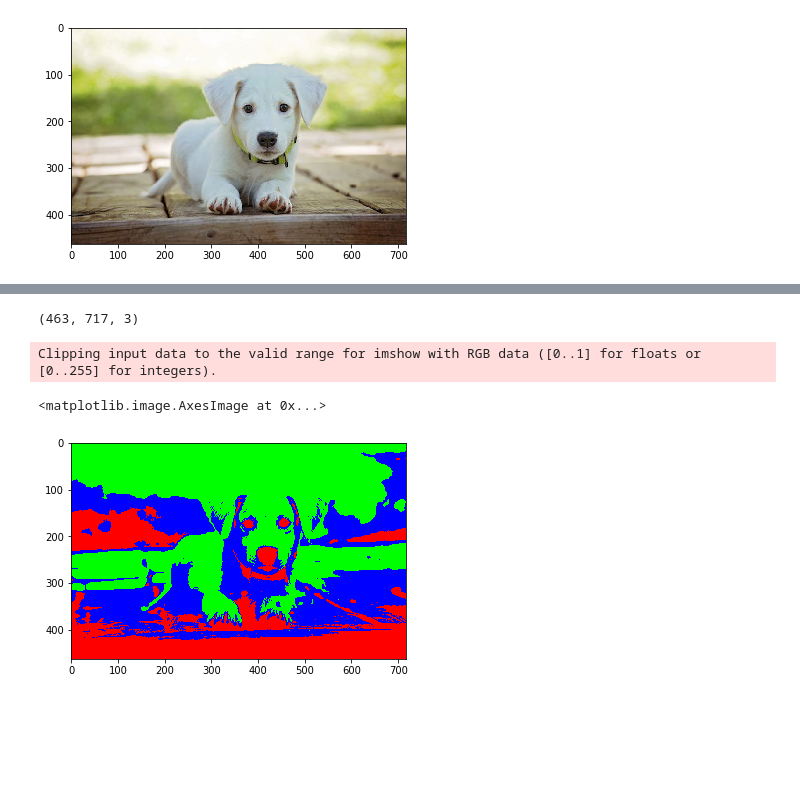
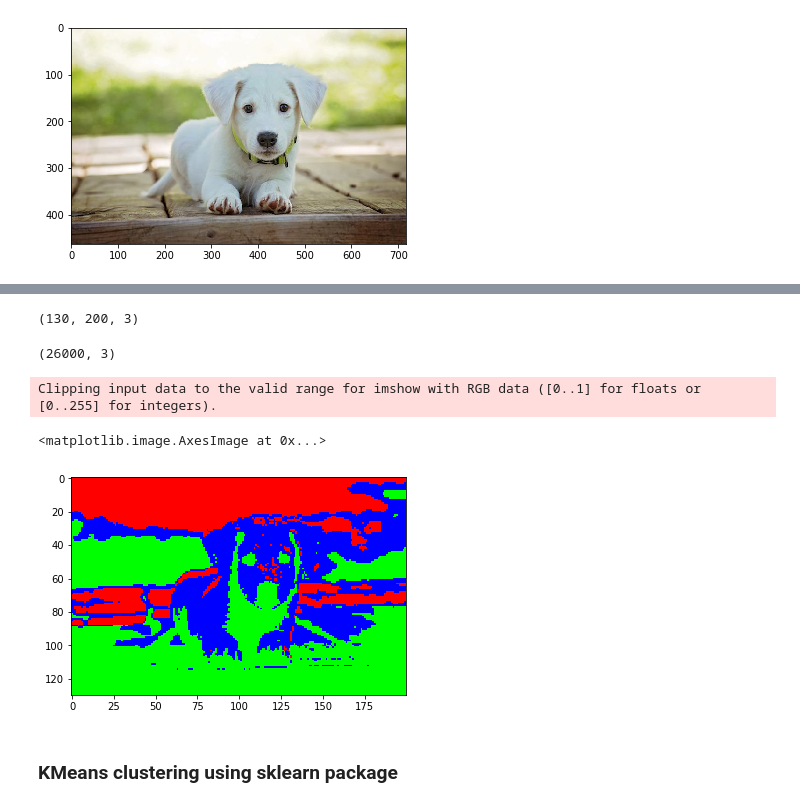
Before and after one commit to jesterugalde/Image_segment, a Jupyter notebook: Image Segmentation.ipynb, the cells around one changed output, grey strips where cells are left out. Saved outputs shown, nothing was run; the diff lists cells and outputs as text; code cells hidden in the pictures; blank space fills up the shorter version.

```diff
--- a/Image Segmentation.ipynb
+++ b/Image Segmentation.ipynb
@@ -61,8 +84,16 @@ def kMeans(data, k, error_rate = 0):
 # %%
 # Using PIL and matplotlib to show the heckin' cute doggo
 im = Image.open('doggo.jpg')
+doggo_ = im.copy()
 doggo = np.asarray(im)
-imshow(np.asarray(doggo))
+imshow(doggo)
 # %% [output]
 <matplotlib.image.AxesImage at 0x...>
 [figure]
+# %%
+#Resizing image to make sure algorithms don't crash
+
+re_dog = doggo_.resize([200, 130])
+
+doggo_ = np.asarray(re_dog)
+imshow(doggo_)
@@ -69,12 +103,14 @@ imshow(np.asarray(doggo))
 # %%
-print(doggo.shape)
+print(doggo_.shape)
 # %% [output]
-(463, 717, 3)
+(130, 200, 3)
 # %%
 #Flatten the array so it's easier to work with and divide by max RGB value
 #to make working with the data easier
-reshape_dog = (doggo.reshape(463*717,3) / 255)
+reshape_dog = (doggo_.reshape(doggo_.shape[0]*doggo_.shape[1],3) / 255)
 reshape_dog.shape
+# %% [output]
+(26000, 3)
 # %%
 #Calling method to cluster cute doggo
 dog_cluster = kMeans(reshape_dog, 3, 0)
@@ -105,9 +141,11 @@ dog_df = dog_df.drop(columns = [3])
 dog_df = dog_df.values
 # %%
 #Reshaping the doggo back to cute boy
-dog_im = dog_df.reshape(463, 717, 3)
+dog_im = dog_df.reshape(doggo_.shape[0],doggo_.shape[1], 3)
 imshow(np.asarray(dog_im))
 # %% [output]
 Clipping input data to the valid range for imshow with RGB data ([0..1] for floats or [0..255] for integers).
 <matplotlib.image.AxesImage at 0x...>
-[figure, old version]
+[figure, new version]
+# %% [markdown]
+### KMeans clustering using sklearn package
```
Also changed, not shown: parts of 21 cells of this notebook.
